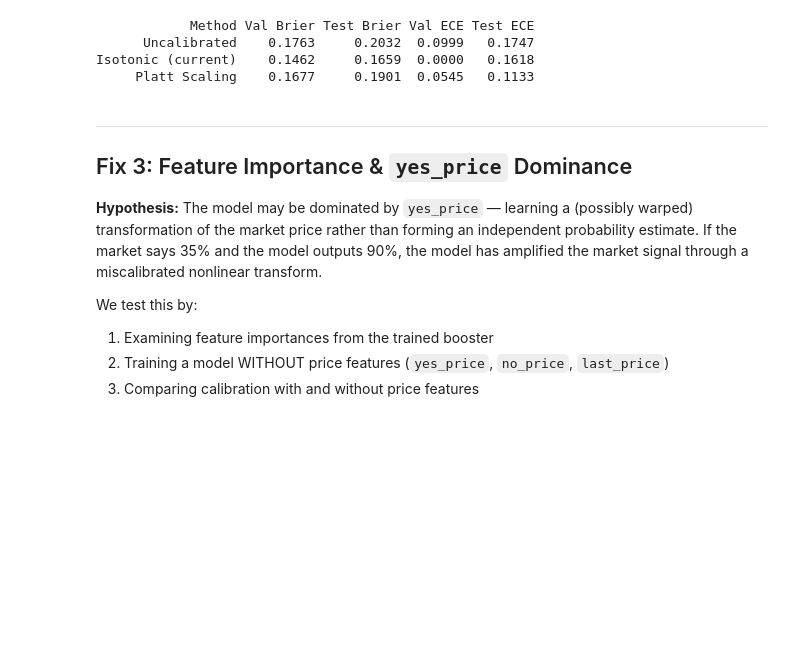
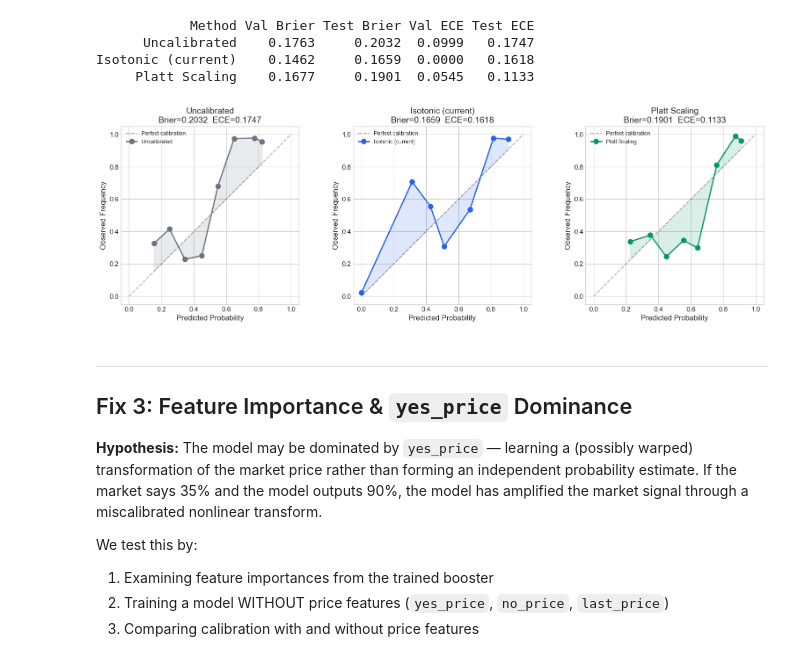
Before and after one commit to EthanSei/arbiter, a Jupyter notebook: notebooks/model_calibration_fixes.ipynb, the cells around one changed output. Saved outputs shown, nothing was run; the diff lists cells and outputs as text; code cells hidden in the pictures; blank space fills up the shorter version.

```diff
--- a/notebooks/model_calibration_fixes.ipynb
+++ b/notebooks/model_calibration_fixes.ipynb
@@ -149,10 +159,14 @@ else:
 # %%
 # Feature completeness — NaN rate per feature
-nan_rates = pd.DataFrame({
-    "Feature": SPEC.names,
-    "NaN Rate": [np.isnan(features[:, i]).mean() for i in range(features.shape[1])],
-    "Non-NaN Samples": [int((~np.isnan(features[:, i])).sum()) for i in range(features.shape[1])],
-})
+nan_rates = pd.DataFrame(
+    {
+        "Feature": SPEC.names,
+        "NaN Rate": [np.isnan(features[:, i]).mean() for i in range(features.shape[1])],
+        "Non-NaN Samples": [
+            int((~np.isnan(features[:, i])).sum()) for i in range(features.shape[1])
+        ],
+    }
+)
 
 # Check for degenerate features (zero variance)
 for i, name in enumerate(SPEC.names):
@@ -291,13 +310,15 @@ methods = {
 
 results = []
 for name, (val_pred, test_pred) in methods.items():
-    results.append({
-        "Method": name,
-        "Val Brier": f"{brier_score(val_pred, y_val):.4f}",
-        "Test Brier": f"{brier_score(test_pred, y_test):.4f}",
-        "Val ECE": f"{expected_calibration_error(val_pred, y_val):.4f}",
-        "Test ECE": f"{expected_calibration_error(test_pred, y_test):.4f}",
-    })
+    results.append(
+        {
+            "Method": name,
+            "Val Brier": f"{brier_score(val_pred, y_val):.4f}",
+            "Test Brier": f"{brier_score(test_pred, y_test):.4f}",
+            "Val ECE": f"{expected_calibration_error(val_pred, y_val):.4f}",
+            "Test ECE": f"{expected_calibration_error(test_pred, y_test):.4f}",
+        }
+    )
 
 results_df = pd.DataFrame(results)
 print(results_df.to_string(index=False))
@@ -309,28 +330,28 @@ Isotonic (current)    0.1462     0.1659  0.0000   0.1618
 # %%
 # Reliability diagrams — one per calibration method
 fig, axes = plt.subplots(1, 3, figsize=(16, 5))
 
 method_colors = [COLORS["muted"], COLORS["primary"], COLORS["accent"]]
-for ax, (name, (_, test_pred)), color in zip(
-    axes, methods.items(), method_colors, strict=True
-):
+for ax, (name, (_, test_pred)), color in zip(axes, methods.items(), method_colors, strict=True):
     mean_pred, frac_pos = calibration_curve(test_pred, y_test, n_bins=10)
     ax.plot([0, 1], [0, 1], "k--", alpha=0.3, label="Perfect calibration")
     ax.plot(mean_pred, frac_pos, "o-", color=color, linewidth=2, markersize=8, label=name)
     ax.fill_between(mean_pred, mean_pred, frac_pos, alpha=0.15, color=color)
 
     test_brier = brier_score(test_pred, y_test)
     test_ece = expected_calibration_error(test_pred, y_test)
     ax.set_xlabel("Predicted Probability")
     ax.set_ylabel("Observed Frequency")
     ax.set_title(f"{name}\nBrier={test_brier:.4f}  ECE={test_ece:.4f}")
     ax.set_xlim(-0.05, 1.05)
     ax.set_ylim(-0.05, 1.05)
     ax.set_aspect("equal")
     ax.legend(fontsize=9)
 
 plt.tight_layout()
 plt.show()
+# %% [output]
+[figure, added]
 # %% [markdown]
 ---
 ## Fix 3: Feature Importance & `yes_price` Dominance
```
Also changed, not shown: parts of 8 cells of this notebook, 8 other files.
